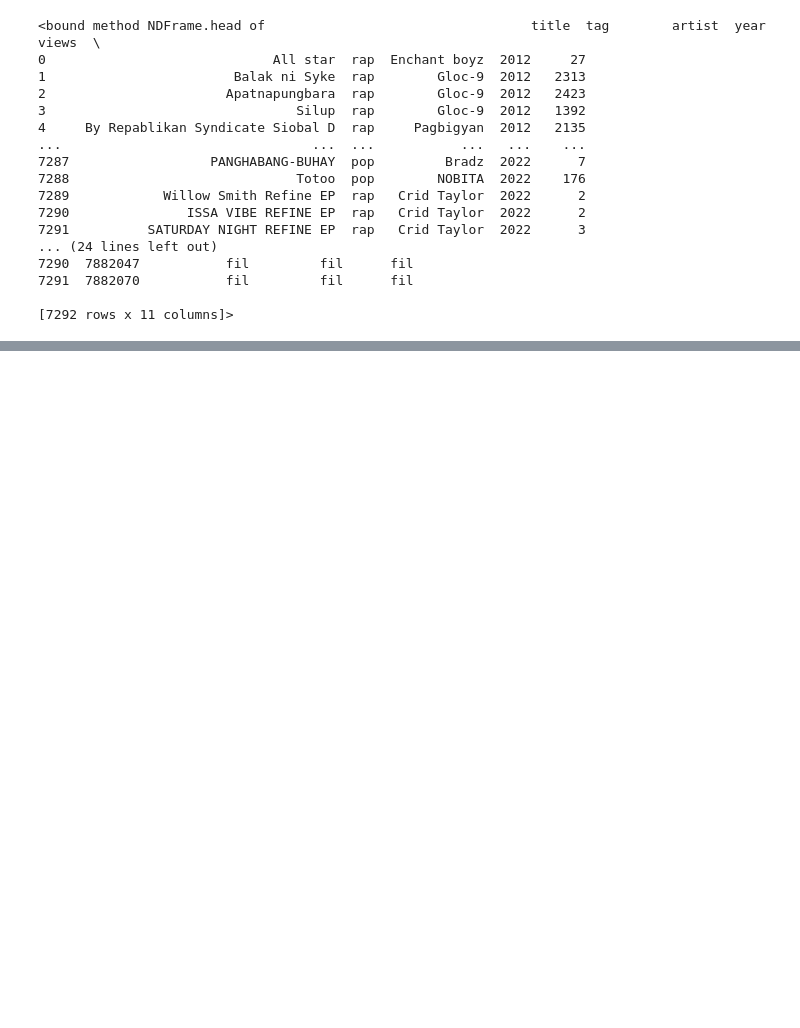
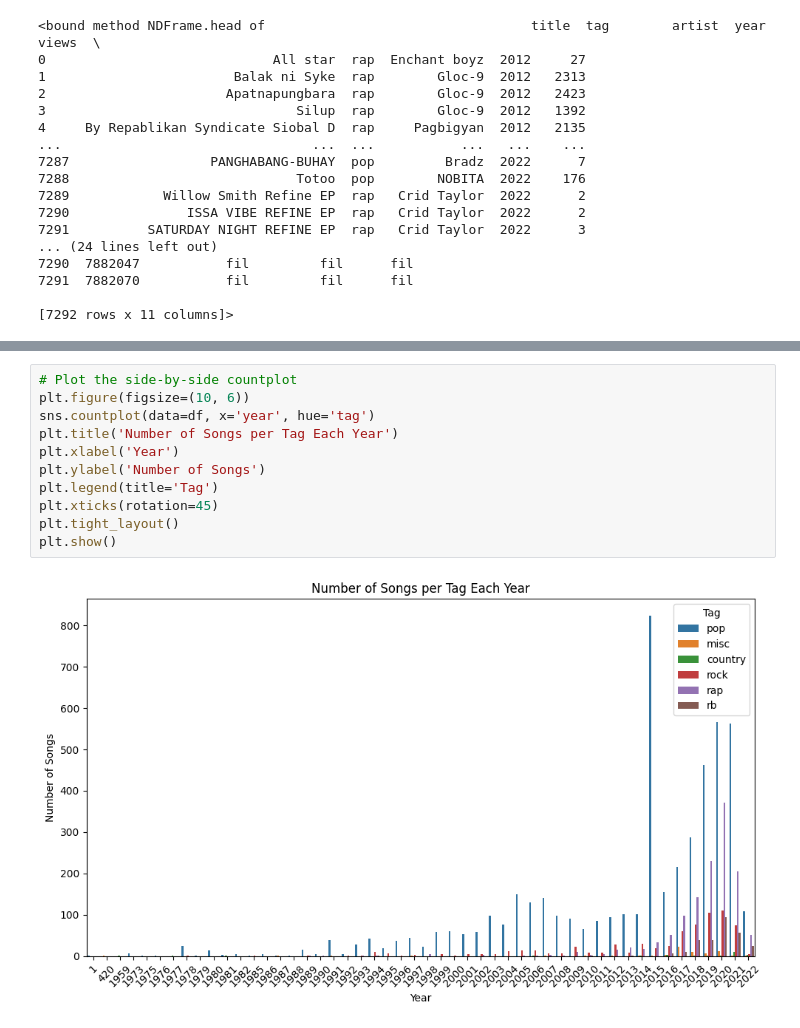
Before and after one commit to gabrielcalubayan72/cs180-23b-genreclassifier, a Jupyter notebook: nlp.ipynb, the cells around one changed output, grey strips where cells are left out. Saved outputs shown, nothing was run; the diff lists cells and outputs as text; blank space fills up the shorter version.

```diff
--- a/nlp.ipynb
+++ b/nlp.ipynb
@@ -141,0 +195,13 @@ df.head
+# %%
+# Plot the side-by-side countplot
+plt.figure(figsize=(10, 6))
+sns.countplot(data=df, x='year', hue='tag')
+plt.title('Number of Songs per Tag Each Year')
+plt.xlabel('Year')
+plt.ylabel('Number of Songs')
+plt.legend(title='Tag')
+plt.xticks(rotation=45)
+plt.tight_layout()
+plt.show()
+# %% [output]
+[figure, added]
```
Also changed, not shown: parts of 11 cells of this notebook.
